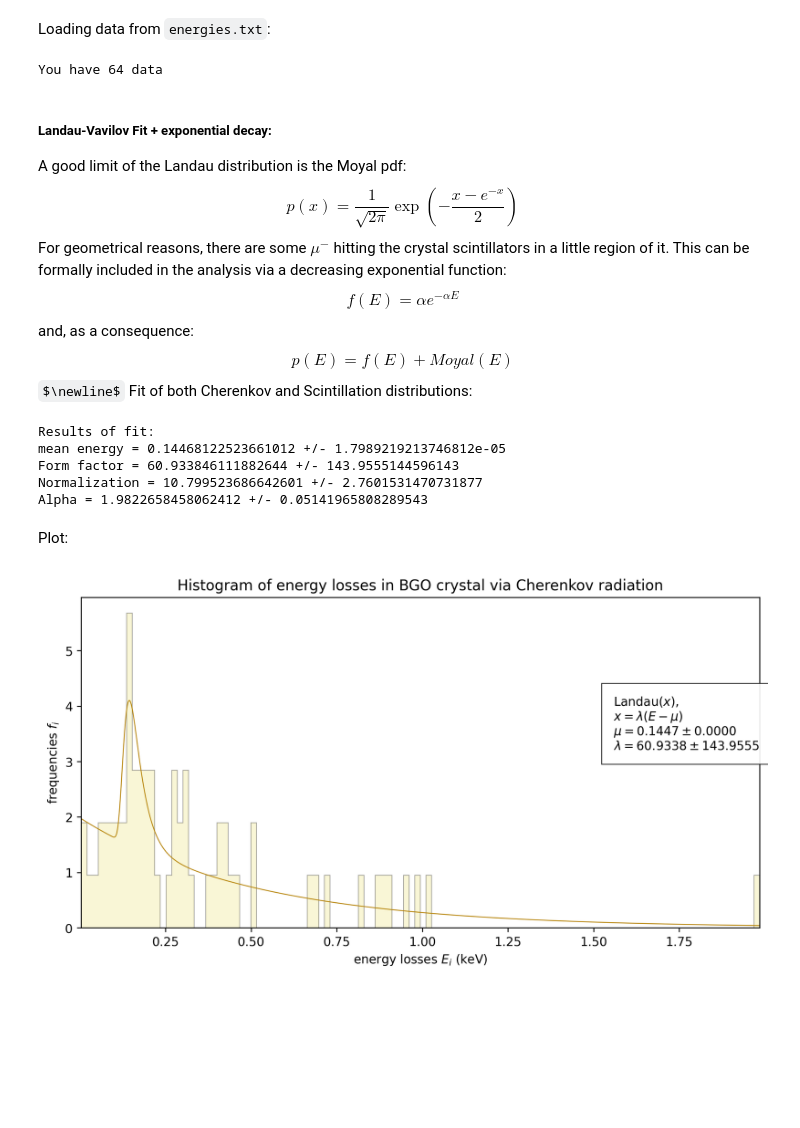
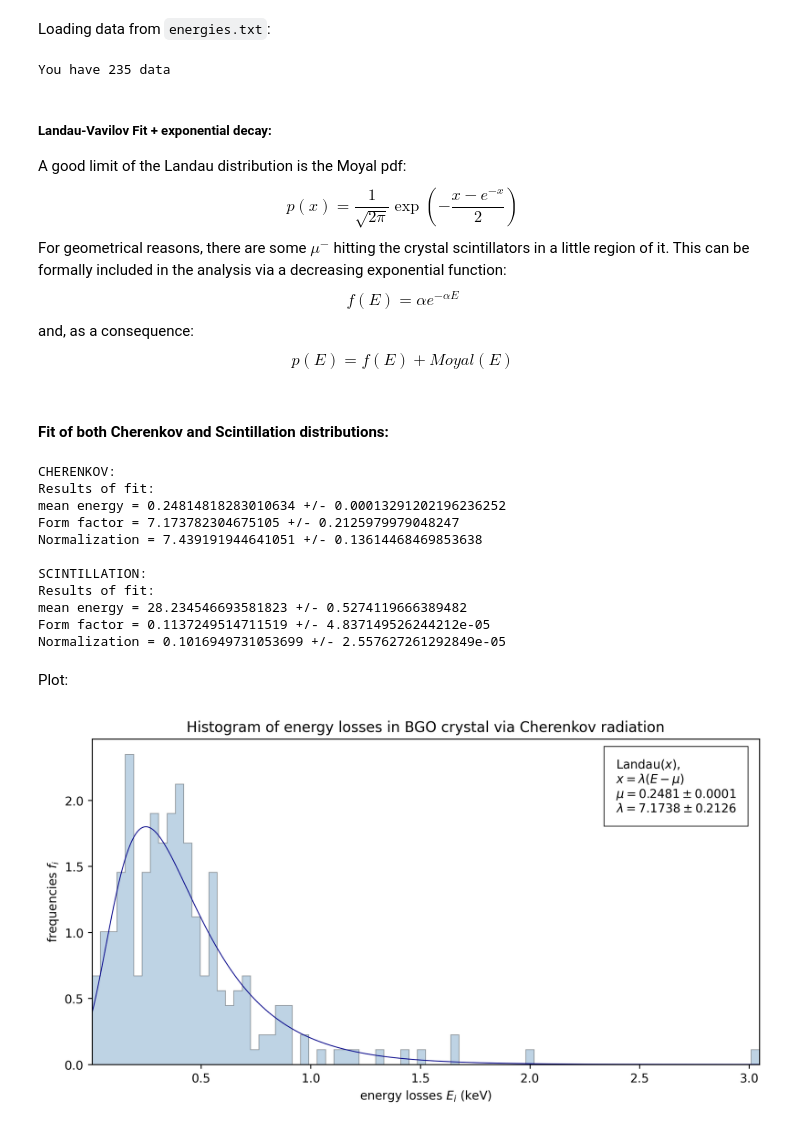
Before and after one commit to emanuelitoss/DreamExperiment, a Jupyter notebook: analysisDreamSimulation/dreamAnalysis.ipynb, the cells around one changed output. Drawn from its saved outputs; the diff is of its cells as text; code cells hidden in the pictures; some formulas as TeX source; blank space fills up the shorter version.

```diff
--- a/analysisDreamSimulation/dreamAnalysis.ipynb
+++ b/analysisDreamSimulation/dreamAnalysis.ipynb
@@ -143,7 +164,7 @@ plt.show()
 Loading data from `energies.txt`:
 # %%
 # loading data from simulation
-energyBGO, energyScint1, energyScint2 = np.loadtxt("energies.txt", unpack=True, usecols=(1,2,3))
+energyBGO, energyScint1, energyScint2 = np.loadtxt("../datasets/0degrees_better.txt", unpack=True, usecols=(1,2,3))
 energies = [energyBGO, energyScint1, energyScint2]
 
 # remove energies = 0 and energies > 200 MeV from datasets
@@ -303,7 +328,7 @@ fig.savefig("LandauPlastics.jpg",bbox_inches='tight')
 Loading data from `energies.txt`:
 # %%
 # loading data from simulation
-set1, set2 = np.loadtxt("energies.txt", unpack=True, usecols=(4,5))
+set1, set2 = np.loadtxt("../datasets/0degrees_better.txt", unpack=True, usecols=(4,5))
 energyCherenkov = []
 energyScintillation = []
 energies = [energyCherenkov, energyScintillation]
@@ -316,13 +341,13 @@ for value in set1:
 
 for value in set2:
     if value > 0 and value < 200:
-        energyScintillation.append(value)
+        energyScintillation.append(value*1000)
 
 # number of Monte Carlo events
 numberofevents = len(energyCherenkov)
 print("You have {0} data".format(numberofevents))
 # %% [output]
-You have 64 data
+You have 235 data
 # %% [markdown]
 ##### Landau-Vavilov Fit + exponential decay:
 A good limit of the Landau distribution is the Moyal pdf:
@@ -330,53 +355,82 @@ $$ p(x) = \frac{1}{\sqrt{2\pi}} \exp \left( -\frac{x-e^{-x}}{2} \right) $$
 For geometrical reasons, there are some $\mu^-$ hitting the crystal scintillators in a little region of it. This can be formally included in the analysis via a decreasing exponential function:
 $$ f(E) = \alpha e^{-\alpha E} $$
 and, as a consequence: $$p(E) = f(E) + Moyal(E)$$
-$\newline$
-Fit of both Cherenkov and Scintillation distributions:
+# %%
+# Moyal distribution + parameters
+def f(x,mean,form,normalization):
+    return normalization*stats.moyal.pdf(form*(x-mean))
+
+# Moyal distribution + exponential one
+def g(x, mean, form, normalization, alpha):
+    return normalization*stats.moyal.pdf(form*(x-mean)) + alpha*np.exp(-alpha*x)
+# %% [markdown]
+#### Fit of both Cherenkov and Scintillation distributions:
 # %%
+# CHERENKOV LIGHT FIT
 # extrapolate data from histogram
-bin_heightsCherenkov, bin_bordersCherenkov = np.histogram(energyCherenkov, bins=100, density=True)
+nbins_c=80
+bin_heightsCherenkov, bin_bordersCherenkov = np.histogram(energyCherenkov, bins=nbins_c, density=True)
 bin_centersCherenkov = bin_bordersCherenkov[:-1] + 0.5*np.diff(bin_bordersCherenkov)
+# fit of the Landau-Moyal function
+#[mean_energyCherenkov, form_Cherenkov, normalization_Cherenkov, alphaCherenkov], covariance_Cherenkov = optim.curve_fit(g, bin_centersCherenkov, bin_heightsCherenkov, p0=[np.mean(energyCherenkov),4,1,bin_heightsCherenkov[0]])
+[mean_energyCherenkov, form_Cherenkov, normalization_Cherenkov], covariance_Cherenkov = optim.curve_fit(f, bin_centersCherenkov, bin_heightsCherenkov, p0=[np.mean(energyCherenkov), 10, max(bin_heightsCherenkov)])
 
-# fit of the Landau-Moyal function
-[mean_energyCherenkov, form_Cherenkov, normalization_Cherenkov, alphaCherenkov], covariance_Cherenkov = optim.curve_fit(g, bin_centersCherenkov, bin_heightsCherenkov, p0=[np.mean(energyCherenkov),5,1,bin_heightsCherenkov[0]])
+#SCINTILLATION LIGHT FIT
+bin_heightsScintillation, bin_bordersScintillation = np.histogram(energyScintillation, bins=nbins_c, density=True)
+bin_centersScintillation = bin_bordersScintillation[:-1] + 0.5*np.diff(bin_bordersScintillation)
+
+[mean_energyScintillation, form_Scintillation, normalization_Scintillation], covariance_Scintillation = optim.curve_fit(f, bin_centersScintillation, bin_heightsScintillation, p0=[np.mean(energyScintillation), 0.10, max(bin_heightsScintillation)])
 
 # print results
+print('CHERENKOV:')
 print("Results of fit:\nmean energy = {0} +/- {1}".format(mean_energyCherenkov,covariance_Cherenkov[0][0]))
 print("Form factor = {0} +/- {1}".format(form_Cherenkov,covariance_Cherenkov[1][1]))
 print("Normalization = {0} +/- {1}".format(normalization_Cherenkov,covariance_Cherenkov[2][2]))
-print("Alpha = {0} +/- {1}".format(alphaCherenkov,covariance_Cherenkov[3][3]))
+#print("Alpha = {0} +/- {1}".format(alphaCherenkov,covariance_Cherenkov[3][3]))
+print('\nSCINTILLATION:')
+print("Results of fit:\nmean energy = {0} +/- {1}".format(mean_energyScintillation,covariance_Scintillation[0][0]))
+print("Form factor = {0} +/- {1}".format(form_Scintillation,covariance_Scintillation[1][1]))
+print("Normalization = {0} +/- {1}".format(normalization_Scintillation,covariance_Scintillation[2][2]))
+#print("Alpha = {0} +/- {1}".format(alphaScintillation,covariance_Scintillation[3][3]))
 # %% [output]
+CHERENKOV:
 Results of fit:
-mean energy = 0.14468122523661012 +/- 1.7989219213746812e-05
-Form factor = 60.933846111882644 +/- 143.9555144596143
-Normalization = 10.799523686642601 +/- 2.7601531470731877
-Alpha = 1.9822658458062412 +/- 0.05141965808289543
+mean energy = 0.24814818283010634 +/- 0.00013291202196236252
+Form factor = 7.173782304675105 +/- 0.2125979979048247
+Normalization = 7.439191944641051 +/- 0.13614468469853638
+
+SCINTILLATION:
+Results of fit:
+mean energy = 28.234546693581823 +/- 0.5274119666389482
+Form factor = 0.1137249514711519 +/- 4.837149526244212e-05
+Normalization = 0.1016949731053699 +/- 2.557627261292849e-05
 # %% [markdown]
 Plot:
 # %%
 # prepare the figure
 fig = plt.figure(111, figsize=(10,5), dpi=250)
 
 # plot the histo
-plt.hist(energyCherenkov, bins=120, label='BGO crystal', histtype="stepfilled",
-        color='khaki', ec='black', alpha=0.35, lw=0.65, density=True)
+plt.hist(energyCherenkov, bins=nbins_c, label='BGO crystal', histtype="stepfilled",
+        color='steelblue', ec='black', alpha=0.35, lw=0.65, density=True)
 
 # prepare data to plot
 energy_samples = np.arange(min(energyCherenkov), max(energyCherenkov), 0.0001)
-landau_samples = g(energy_samples, mean_energyCherenkov, form_Cherenkov, normalization_Cherenkov, alphaCherenkov)
+#landau_samples = g(energy_samples, mean_energyCherenkov, form_Cherenkov, normalization_Cherenkov, alphaCherenkov)
+landau_samples = f(energy_samples, mean_energyCherenkov, form_Cherenkov, normalization_Cherenkov)
 
 # plot the fitted function
-plt.plot(energy_samples, landau_samples, label='Landau distribution', lw=0.75, alpha=2, color="darkgoldenrod")
+plt.plot(energy_samples, landau_samples, label='Landau distribution', lw=0.75, alpha=2, color="darkblue")
 
 # visualize
 plt.title('Histogram of energy losses in BGO crystal via Cherenkov radiation')
 plt.xlabel('energy losses $E_i$ (keV)')
 plt.xlim(min(energyCherenkov), max(energyCherenkov))
 plt.ylabel('frequencies $f_i$')
 plt.text(min(energyCherenkov)+0.785*(max(energyCherenkov)-min(energyCherenkov)), max(bin_heightsCherenkov)*0.815,
          'Landau$(x)$,\n$x = \lambda(E-\mu)$\n$\mu={0:.4f} \pm {1:.4f}$\n$\lambda = {2:.4f} \pm {3:.4f}$'.format(mean_energyCherenkov, covariance_Cherenkov[0][0], form_Cherenkov, covariance_Cherenkov[1][1]),
          bbox={'facecolor': 'white', 'alpha': 0.9, 'lw': 0.7, 'pad': 10})
 plt.show()
 fig.savefig("LandauCerenkov.jpg", bbox_inches='tight')
 # %% [output]
-[figure, old version]
+[figure, new version]
```
Also changed, not shown: parts of 13 cells of this notebook, 2 other files.
